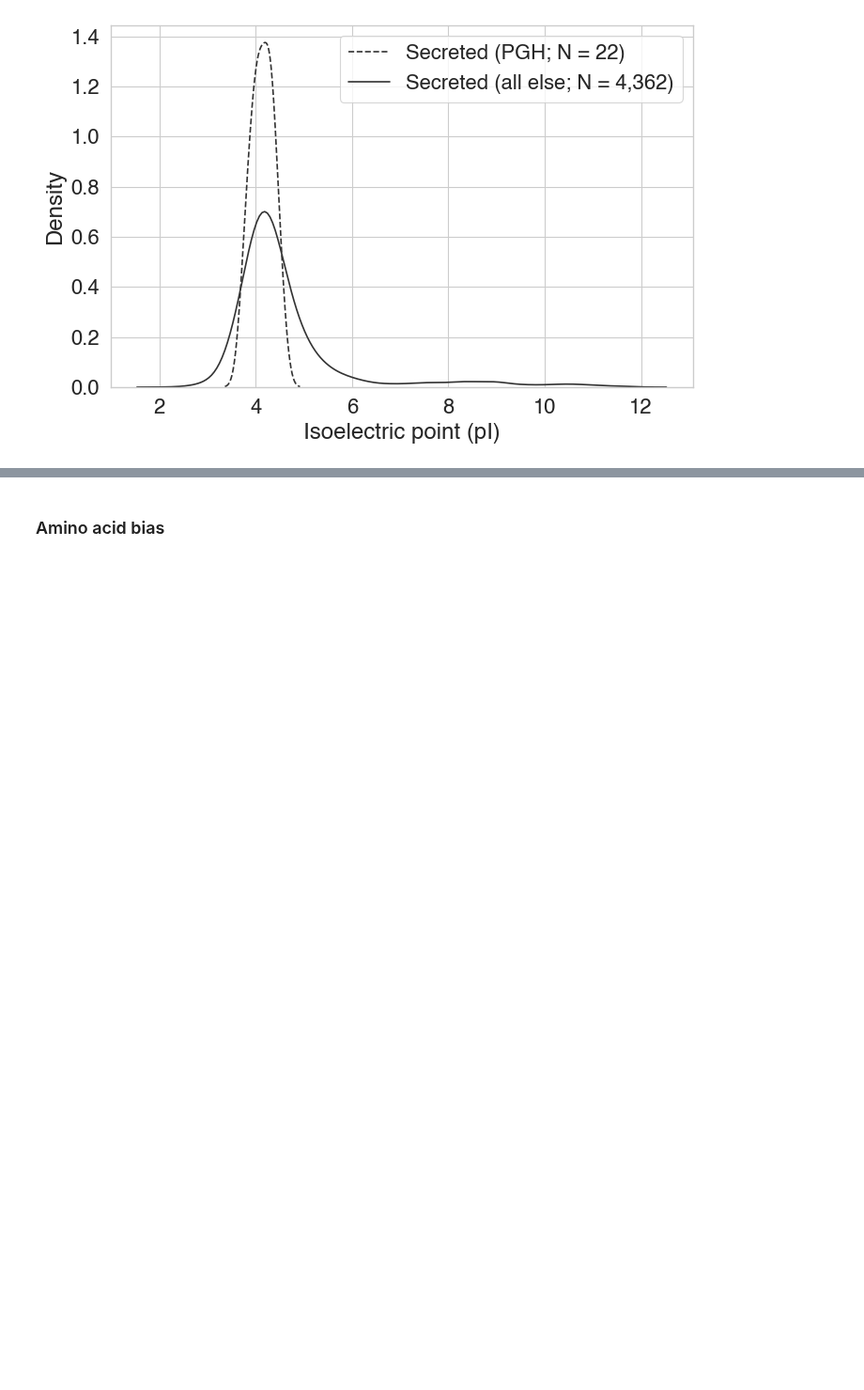
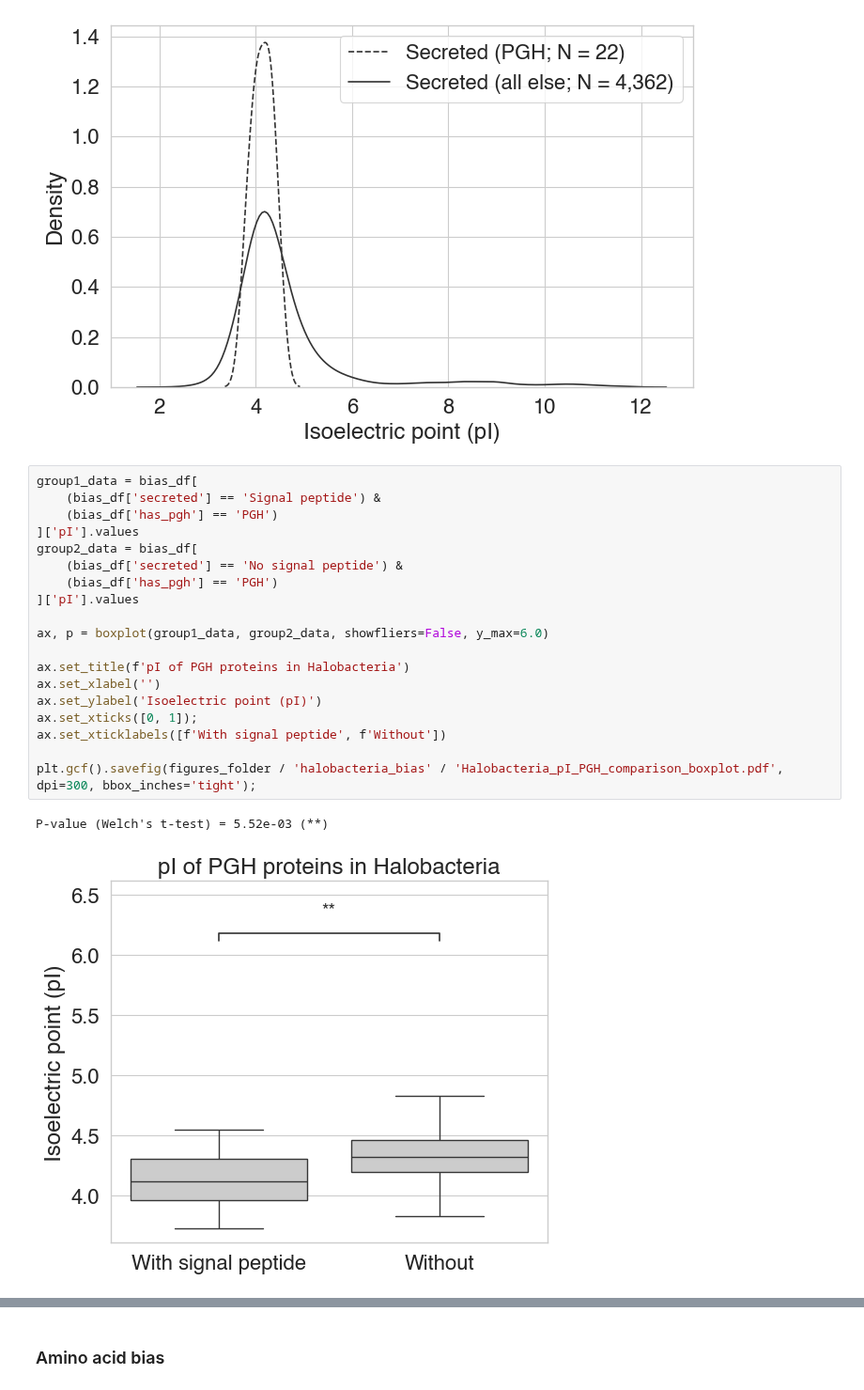
Before and after one commit to srom/archaea-vs-bacteria, a Jupyter notebook: notebook/halobacteria_bias.ipynb, the cells around one changed output, grey strips where cells are left out. Shown at 94% size. Saved outputs shown, nothing was run; the diff lists cells and outputs as text; blank space fills up the shorter version.

```diff
--- a/notebook/halobacteria_bias.ipynb
+++ b/notebook/halobacteria_bias.ipynb
@@ -178,3 +210,25 @@ ax.legend();
 f.savefig(figures_folder / 'halobacteria_bias' / 'Halobacteria_pI_PGH.pdf', dpi=300, bbox_inches='tight');
 # %% [output]
 [figure]
+# %%
+group1_data = bias_df[
+    (bias_df['secreted'] == 'Signal peptide') &
+    (bias_df['has_pgh'] == 'PGH')
+]['pI'].values
+group2_data = bias_df[
+    (bias_df['secreted'] == 'No signal peptide') &
+    (bias_df['has_pgh'] == 'PGH')
+]['pI'].values
+
+ax, p = boxplot(group1_data, group2_data, showfliers=False, y_max=6.0)
+
+ax.set_title(f'pI of PGH proteins in Halobacteria')
+ax.set_xlabel('')
+ax.set_ylabel('Isoelectric point (pI)')
+ax.set_xticks([0, 1]);
+ax.set_xticklabels([f'With signal peptide', f'Without'])
+
+plt.gcf().savefig(figures_folder / 'halobacteria_bias' / 'Halobacteria_pI_PGH_comparison_boxplot.pdf', dpi=300, bbox_inches='tight');
+# %% [output]
+P-value (Welch's t-test) = 5.52e-03 (**)
+[figure, added]
```
Also changed, not shown: parts of 6 cells of this notebook, 6 other files.
